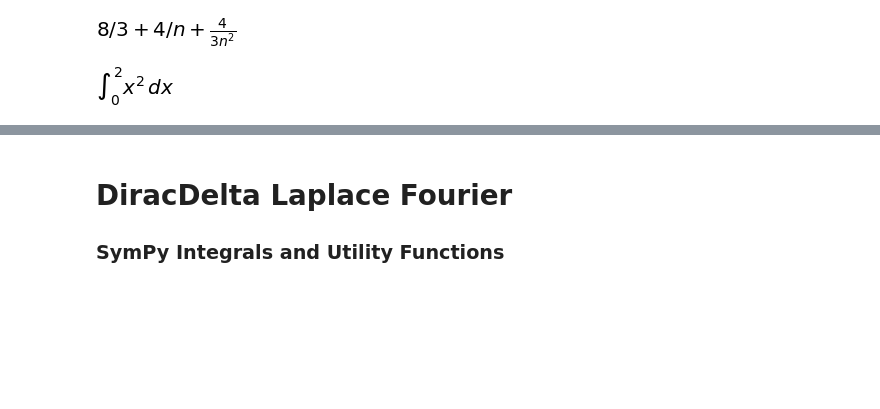
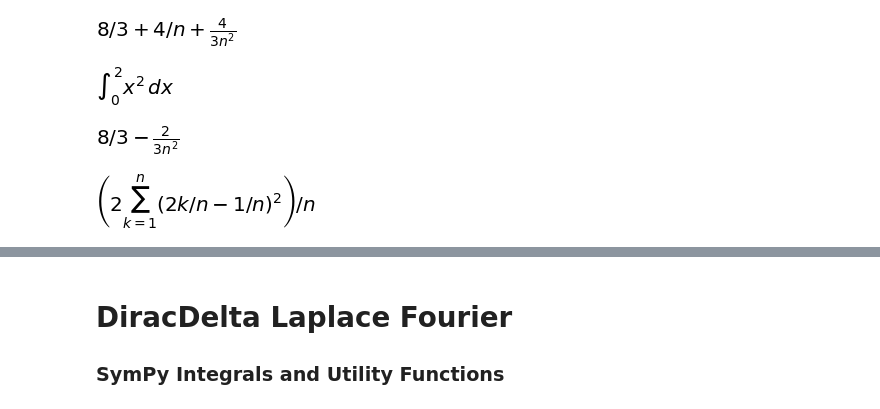
Before and after one commit to gz009/hello-world, a Jupyter notebook: EEE_231_Basic_Signals_Notebook_1.ipynb, the cells around one changed output, grey strips where cells are left out. Saved outputs shown, nothing was run; the diff lists cells and outputs as text; code cells hidden in the pictures; blank space fills up the shorter version.

```diff
--- a/EEE_231_Basic_Signals_Notebook_1.ipynb
+++ b/EEE_231_Basic_Signals_Notebook_1.ipynb
@@ -406,3 +406,13 @@ e.as_sum(n, 'right').expand()
 e
 # %% [output]
 [figure]
+# %%
+e.as_sum(method='midpoint').expand()
+### 8/3 - 2/(3*_n**2)
+# %% [output]
+[figure, added]
+# %%
+e.as_sum(n, 'midpoint', evaluate=False)
+### 2*Sum((2*_k/n - 1/n)**2, (_k, 1, n))/n
+# %% [output]
+[figure, added]
```
Also changed, not shown: parts of 15 cells of this notebook.
